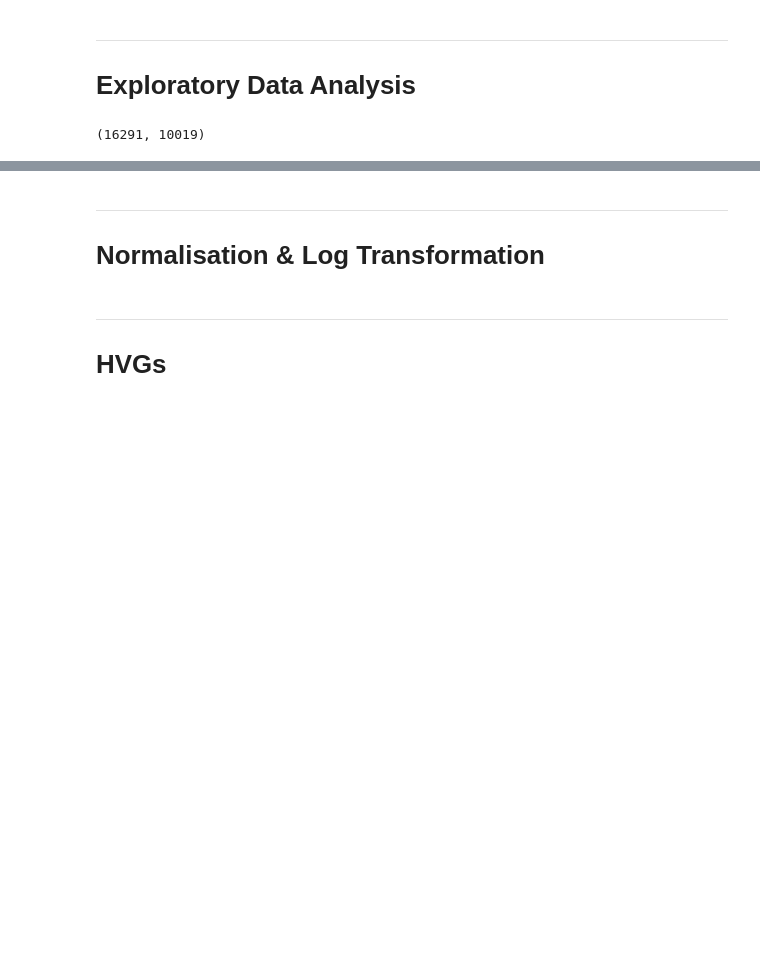
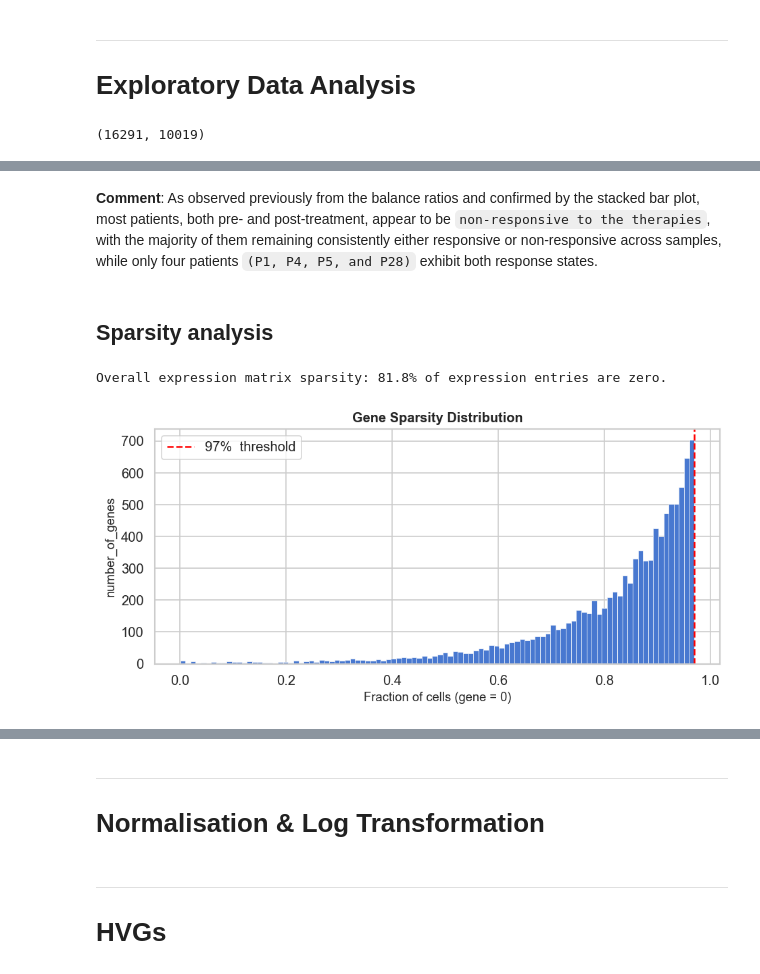
Before and after one commit to georgexrysiko/MLCB-Group-Project-2026, a Jupyter notebook: notebooks/EDA&Preprocessing.ipynb, the cells around one changed output, grey strips where cells are left out. Saved outputs shown, nothing was run; the diff lists cells and outputs as text; code cells hidden in the pictures; blank space fills up the shorter version.

```diff
--- a/notebooks/EDA&Preprocessing.ipynb
+++ b/notebooks/EDA&Preprocessing.ipynb
@@ -783,0 +805,33 @@ The models will be trained 2x more on Non-responder cells than on Responders one
+# %% [markdown]
+**Comment**: As observed previously from the balance ratios and confirmed by the stacked bar plot, most patients, both pre- and post-treatment, appear to be `non-responsive to the therapies`, with the majority of them remaining consistently either responsive or non-responsive across samples, while only four patients `(P1, P4, P5, and P28)` exhibit both response states.
+# %% [markdown]
+## Sparsity analysis
+# %%
+# Sparsity analysis after QC and gene filtering
+X = adata_filtered.X
+total_values = adata_filtered.n_obs * adata_filtered.n_vars
+zeros = total_values - X.count_nonzero()
+zero_fraction = zeros / total_values
+print(f"Overall expression matrix sparsity: {zero_fraction * 100:.1f}% of expression entries are zero.")
+
+# Calculating the fraction of cells where each gene has zero expression
+gene_nonzero_counts = np.asarray((X > 0).sum(axis=0)).ravel()
+gene_zero_frac = 1 - (gene_nonzero_counts / adata_filtered.n_obs)
+
+# Plotting
+fig, ax = plt.subplots(figsize=(8, 4))
+ax.hist(gene_zero_frac,bins=100,edgecolor="white",linewidth=0.4)
+
+# Threshold resulted from keeping only genes expressed in >=3% of the dataset
+ax.axvline(0.97,color="red",linestyle="--",label="97%  threshold")
+ax.set_xlabel("Fraction of cells (gene = 0)")
+ax.set_ylabel("number_of_genes")
+ax.set_title("Gene Sparsity Distribution", fontweight="bold")
+ax.legend()
+
+plt.tight_layout()
+plt.savefig(figures_dir / "sparsity_expression_matrix_after_filtering.png", bbox_inches="tight")
+plt.show()
+# %% [output]
+Overall expression matrix sparsity: 81.8% of expression entries are zero.
+[figure, added]
```
Also changed, not shown: parts of 10 cells of this notebook, 3 other files.
